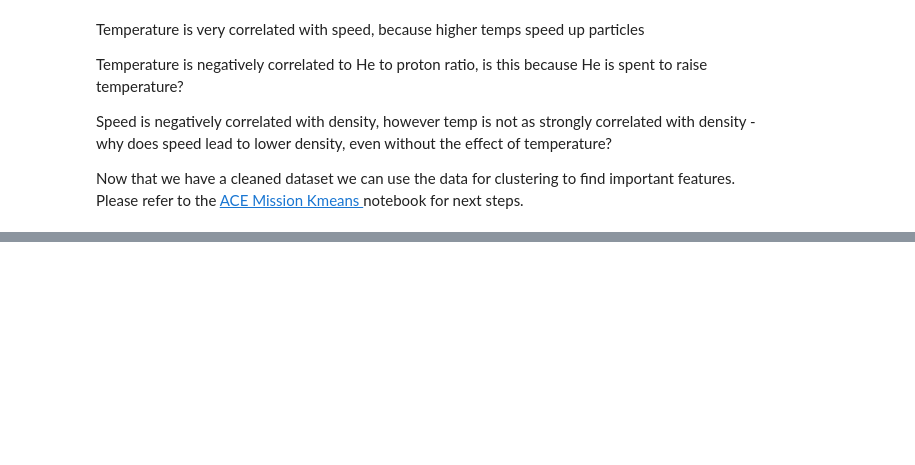
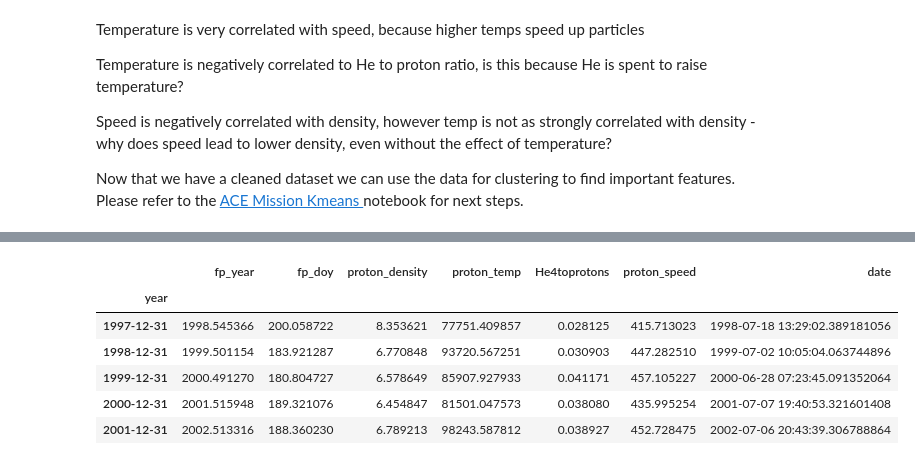
Before and after one commit to amlnewlands/Understanding-the-in-situ-Solar-Wind-Properties, a Jupyter notebook: src/01_ACE_Mission_EDA.ipynb, the cells around one changed output, grey strips where cells are left out. Cells and saved outputs as stored; diff of their text form; code cells hidden in the pictures; blank space fills up the shorter version.

```diff
--- a/src/01_ACE_Mission_EDA.ipynb
+++ b/src/01_ACE_Mission_EDA.ipynb
@@ -200,0 +227,33 @@ Now that we have a cleaned dataset we can use the data for clustering to find im
+# %%
+# Converting fractional year to date
+def fractional_date_to_actual_date(fractional_date):
+    year = int(fractional_date)
+    remainder = fractional_date - year
+    start_of_year = datetime(year, 1, 1)
+    days_in_year = 365 + (
+        1 if year % 4 == 0 and (year % 100 != 0 or year % 400 == 0) else 0
+    )
+    days_passed = remainder * days_in_year
+    actual_date = start_of_year + timedelta(days=days_passed)
+    return actual_date.date()
+# %%
+decomp_df = ace_clean.copy()
+decomp_df["date"] = pd.to_datetime(
+    decomp_df["fp_year"].apply(fractional_date_to_actual_date),
+
+)
+decomp_df['year'] = decomp_df['date']+ pd.offsets.YearEnd(-1)
+decomp_df = decomp_df.groupby('year').mean()
+
+# Set the frequency of the index to yearly
+decomp_df = decomp_df.asfreq("YE")
+
+decomp_df.head()
+# %% [output]
+|  | fp_year | fp_doy | proton_density | proton_temp | He4toprotons | proton_speed | date |
+| year |  |  |  |  |  |  |  |
+| 1997-12-31 | 1998.545366 | 200.058722 | 8.353621 | 77751.409857 | 0.028125 | 415.713023 | 1998-07-18 13:29:02.389181056 |
+| 1998-12-31 | 1999.501154 | 183.921287 | 6.770848 | 93720.567251 | 0.030903 | 447.282510 | 1999-07-02 10:05:04.063744896 |
+| 1999-12-31 | 2000.491270 | 180.804727 | 6.578649 | 85907.927933 | 0.041171 | 457.105227 | 2000-06-28 07:23:45.091352064 |
+| 2000-12-31 | 2001.515948 | 189.321076 | 6.454847 | 81501.047573 | 0.038080 | 435.995254 | 2001-07-07 19:40:53.321601408 |
+| 2001-12-31 | 2002.513316 | 188.360230 | 6.789213 | 98243.587812 | 0.038927 | 452.728475 | 2002-07-06 20:43:39.306788864 |
```
Also changed, not shown: parts of 7 cells of this notebook.
